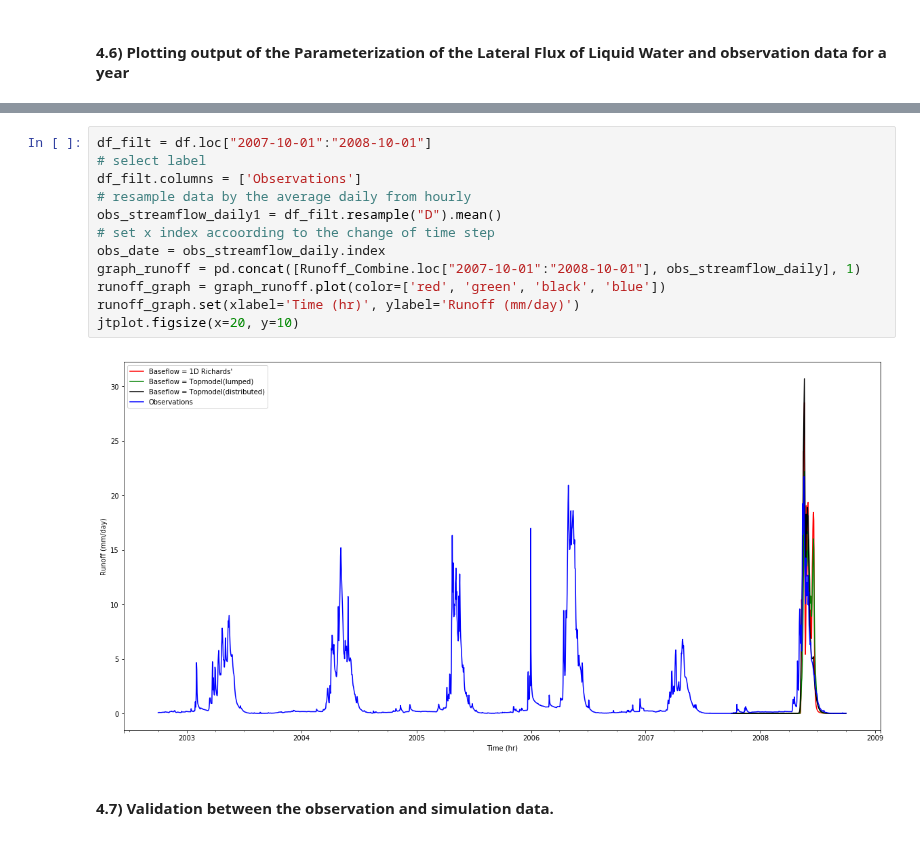
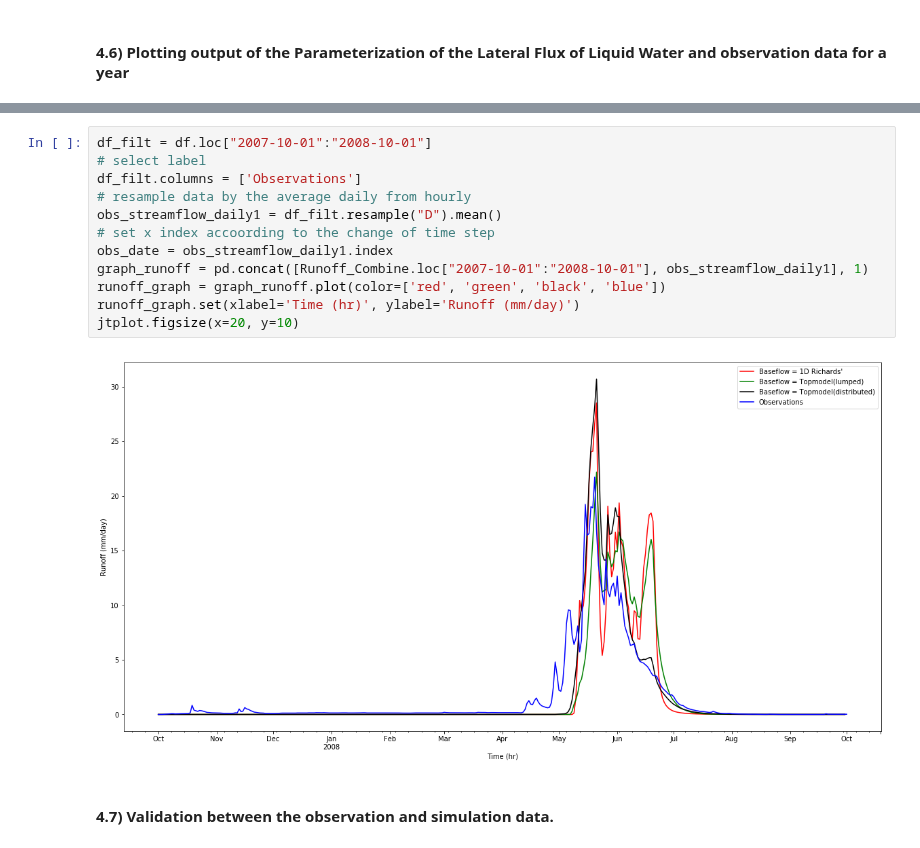
Before and after one commit to UW-Hydro/pysumma, a Jupyter notebook: sopron_2018_notebooks/pySUMMA_Demo_Example_Fig9_Using_TestCase_from_Hydroshare.ipynb, the cells around one changed output, grey strips where cells are left out. Saved outputs shown, nothing was run; the diff lists cells and outputs as text.

```diff
--- a/sopron_2018_notebooks/pySUMMA_Demo_Example_Fig9_Using_TestCase_from_Hydroshare.ipynb
+++ b/sopron_2018_notebooks/pySUMMA_Demo_Example_Fig9_Using_TestCase_from_Hydroshare.ipynb
@@ -509,17 +509,17 @@ jtplot.figsize(x=20, y=10)
 # %%
 df_filt = df.loc["2007-10-01":"2008-10-01"]
 # select label
 df_filt.columns = ['Observations']
 # resample data by the average daily from hourly
 obs_streamflow_daily1 = df_filt.resample("D").mean()
 # set x index accoording to the change of time step
-obs_date = obs_streamflow_daily.index
-graph_runoff = pd.concat([Runoff_Combine.loc["2007-10-01":"2008-10-01"], obs_streamflow_daily], 1)
+obs_date = obs_streamflow_daily1.index
+graph_runoff = pd.concat([Runoff_Combine.loc["2007-10-01":"2008-10-01"], obs_streamflow_daily1], 1)
 runoff_graph = graph_runoff.plot(color=['red', 'green', 'black', 'blue'])
 runoff_graph.set(xlabel='Time (hr)', ylabel='Runoff (mm/day)')
 jtplot.figsize(x=20, y=10)
 # %% [output]
-[figure, old version]
+[figure, new version]
 # %% [markdown]
 #### 4.7) Validation between the observation and simulation data.
 # %%
```
Also changed, not shown: parts of 8 cells of this notebook, 1 other file.
